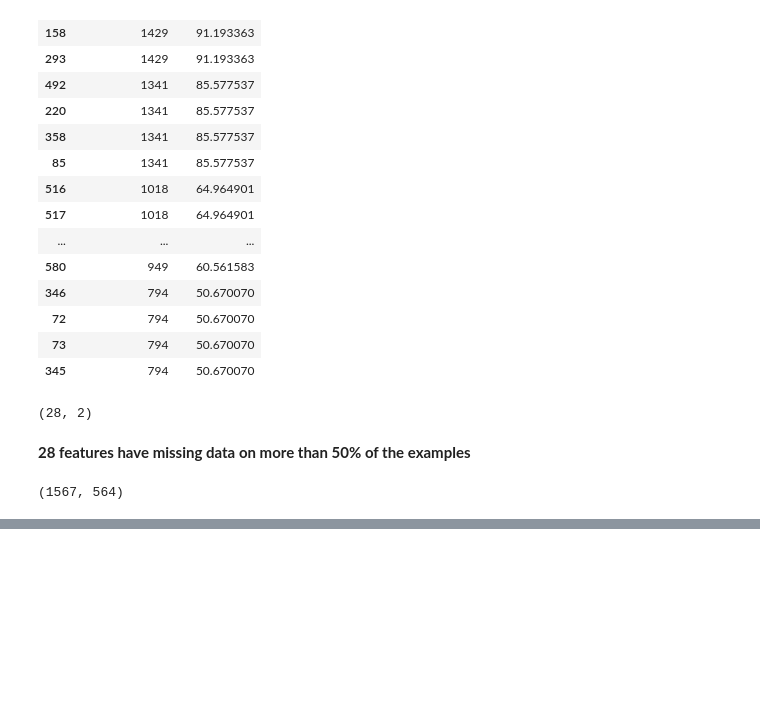
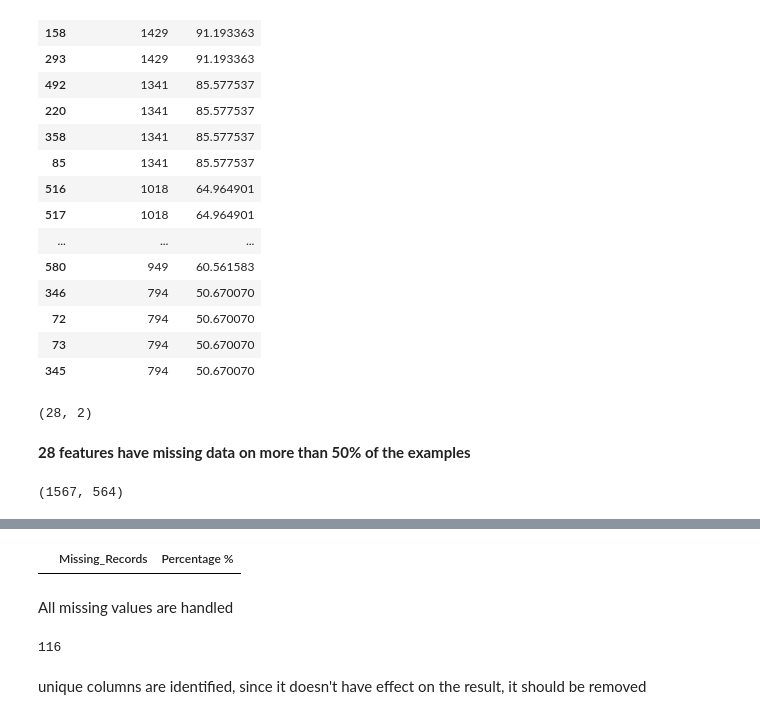
Before and after one commit to Yohannes-Kewani/production-line-simulation, a Jupyter notebook: notebooks/analysis_and_model.ipynb, the cells around one changed output, grey strips where cells are left out. Cells and saved outputs as stored; diff of their text form; code cells hidden in the pictures; blank space fills up the shorter version.

Commit message:
Columns with unique values are identified and removed

```diff
--- a/notebooks/analysis_and_model.ipynb
+++ b/notebooks/analysis_and_model.ipynb
@@ -97,0 +110,12 @@ AttributeError: 'NoneType' object has no attribute 'fillna'
+# %%
+null_values(data)
+# %% [output]
+|  | Missing_Records | Percentage % |
+# %% [markdown]
+All missing values are handled
+# %%
+len(unique_columns(data))
+# %% [output]
+116
+# %% [markdown]
+unique columns are identified, since it doesn't have effect on the result, it should be removed
```
Also changed, not shown: parts of 3 cells of this notebook, 1 other file.
